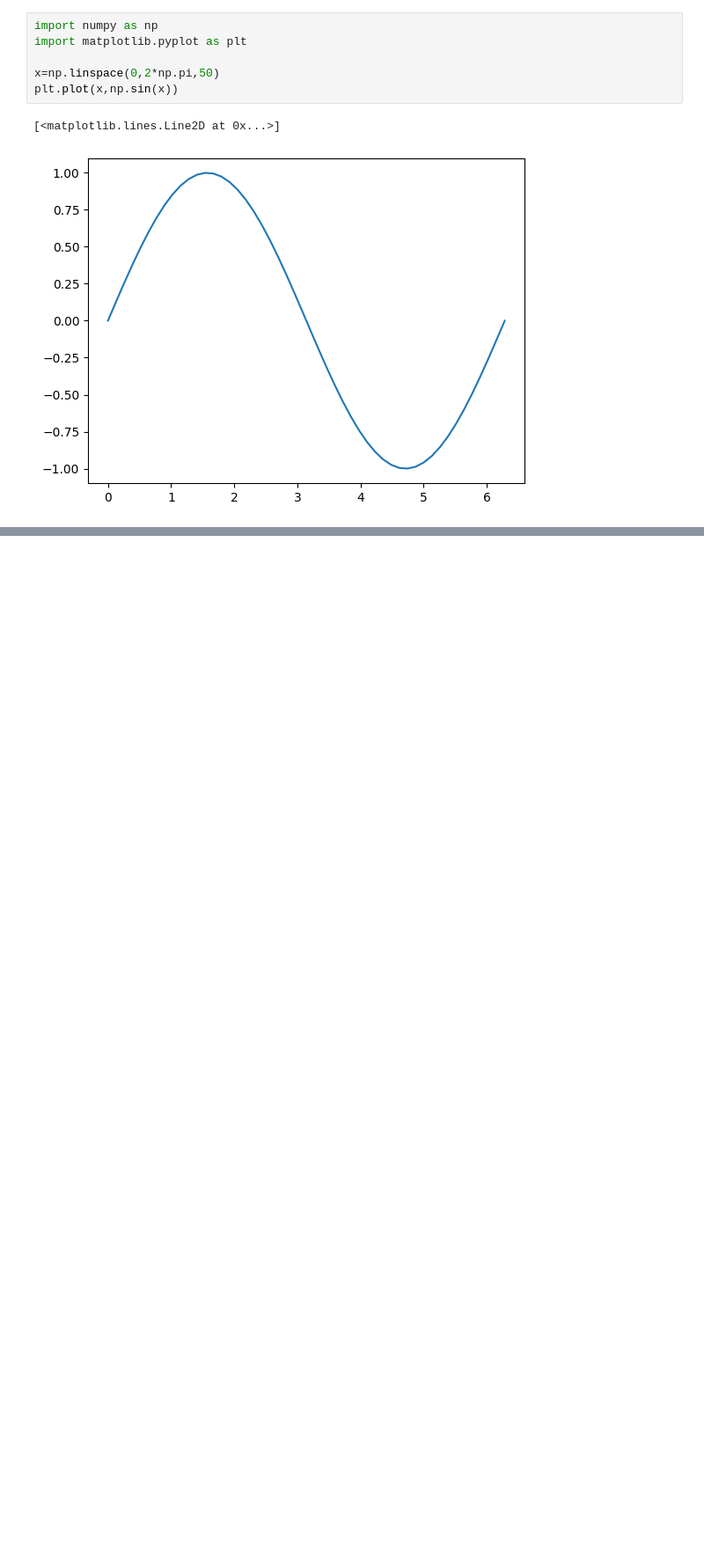
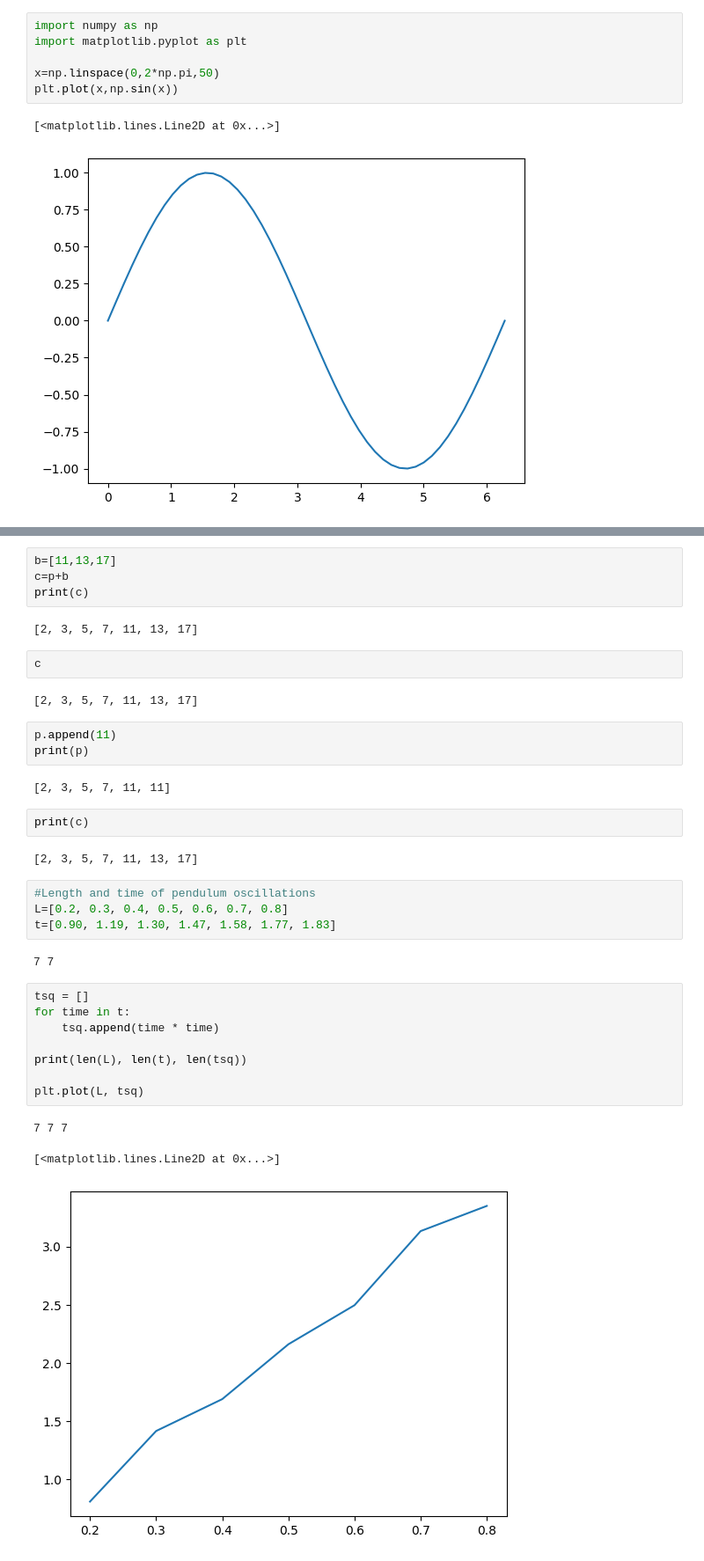
Before and after one commit to ankitmathur111/qriusankit, a Jupyter notebook: Yaksh_fossee/pre_ipynb.ipynb, the cells around one changed output, grey strips where cells are left out. Shown at 88% size. Drawn from its saved outputs; the diff is of its cells as text; blank space fills up the shorter version.

```diff
--- a/Yaksh_fossee/pre_ipynb.ipynb
+++ b/Yaksh_fossee/pre_ipynb.ipynb
@@ -22,0 +112,37 @@ plt.ylim(-5*np.pi, 5*np.pi)
+# %%
+b=[11,13,17]
+c=p+b
+print(c)
+# %% [output]
+[2, 3, 5, 7, 11, 13, 17]
+# %%
+c
+# %% [output]
+[2, 3, 5, 7, 11, 13, 17]
+# %%
+p.append(11)
+print(p)
+# %% [output]
+[2, 3, 5, 7, 11, 11]
+# %%
+print(c)
+# %% [output]
+[2, 3, 5, 7, 11, 13, 17]
+# %%
+#Length and time of pendulum oscillations
+L=[0.2, 0.3, 0.4, 0.5, 0.6, 0.7, 0.8]
+t=[0.90, 1.19, 1.30, 1.47, 1.58, 1.77, 1.83]
+# %% [output]
+7 7
+# %%
+tsq = []
+for time in t:
+    tsq.append(time * time)
+
+print(len(L), len(t), len(tsq))
+
+plt.plot(L, tsq)
+# %% [output]
+7 7 7
+[<matplotlib.lines.Line2D at 0x...>]
+[figure, added]
```
Also changed, not shown: parts of 32 cells of this notebook.
